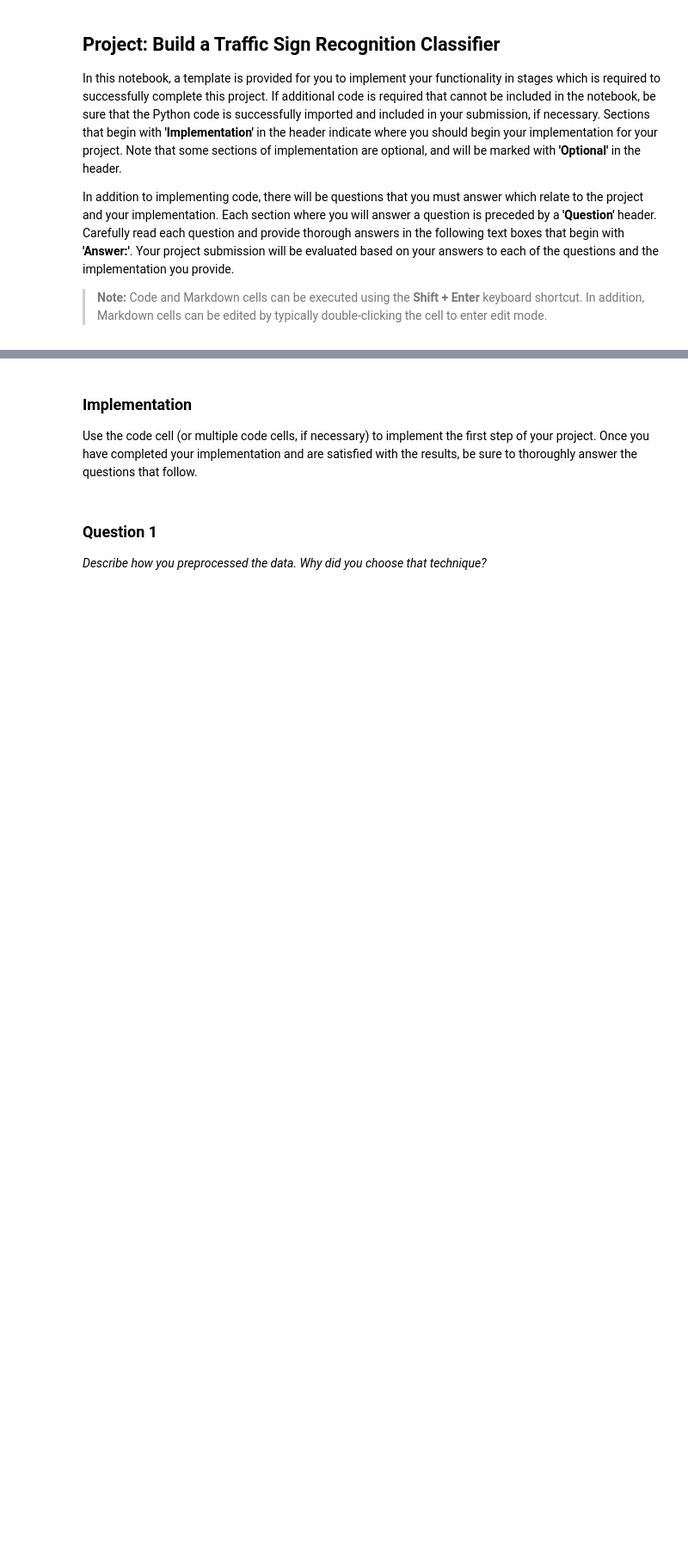
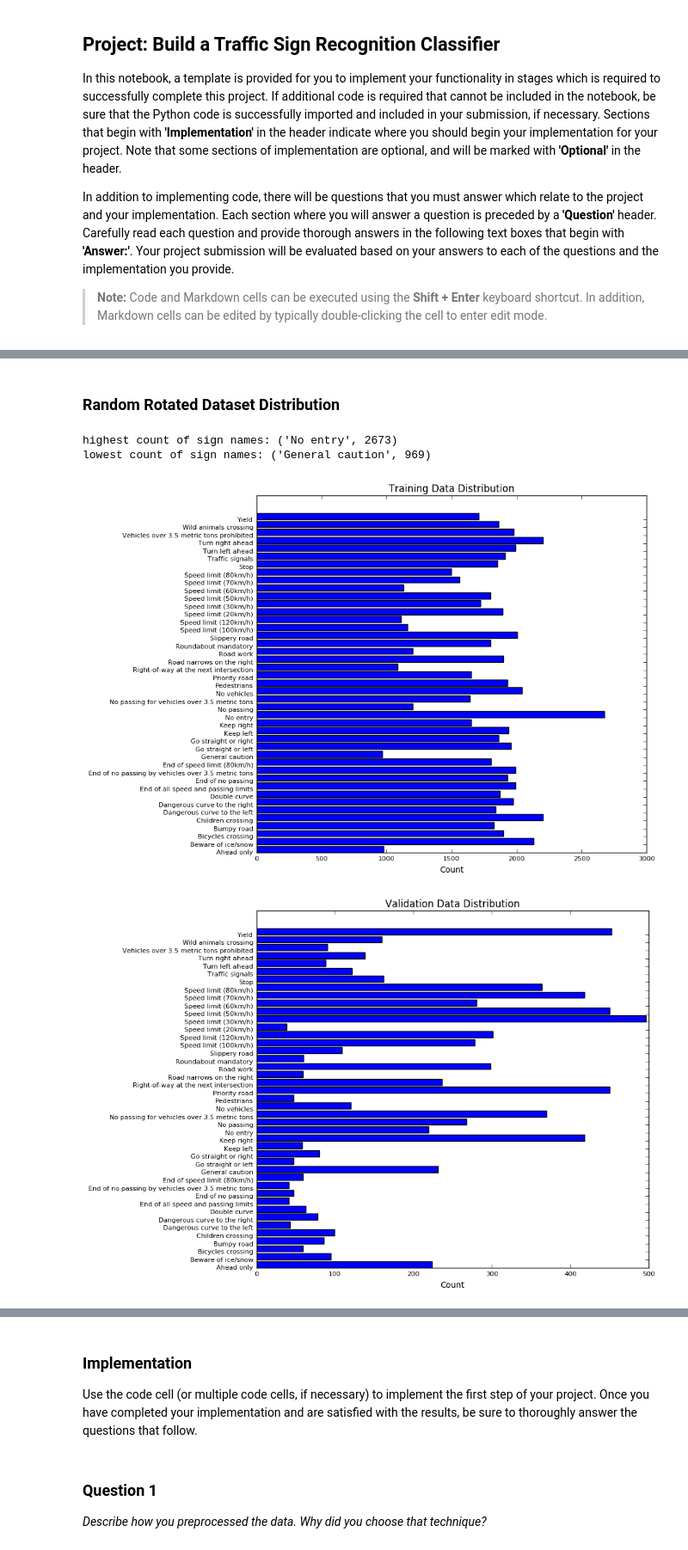
Before and after one commit to jluo-bgl/Traffic-Sign-Recognition-with-Deep-Learning-CNN, a Jupyter notebook: Traffic_Sign_Classifier.ipynb, the cells around one changed output, grey strips where cells are left out. Shown at 86% size. Cells and saved outputs as stored; diff of their text form; code cells hidden in the pictures; blank space fills up the shorter version.

```diff
--- a/Traffic_Sign_Classifier.ipynb
+++ b/Traffic_Sign_Classifier.ipynb
@@ -141,0 +134,13 @@ showImages(X_train[100:130], "training_samples")
+# %%
+
+def augment_data_random_rotate(ratio, provider=original_data_provider):
+    images, labels = enhance_with_random_rotate(provider.X_train, provider.y_train, ratio)
+    provider = provider.to_other_provider(X_train_overwrite=images, y_train_overwrite=labels)
+    return provider
+
+rotated_data_provider = augment_data_random_rotate(1)
+rotated_data_explorer = DataExplorer.from_data_provider(sign_names, rotated_data_provider)
+
+print("random roated data loaded")
+print("Augmented Data Summary - Random Rotate")
+print(rotated_data_explorer.summary())
@@ -141,0 +194,9 @@ showImages(X_train[100:130], "training_samples")
+# %% [markdown]
+### Random Rotated Dataset Distribution
+# %%
+data_distribution(rotated_data_explorer)
+# %% [output]
+highest count of sign names: ('No entry', 2673)
+lowest count of sign names: ('General caution', 969)
+[figure, added]
+[figure, added]
```
Also changed, not shown: parts of 31 cells of this notebook, 2 other files.
